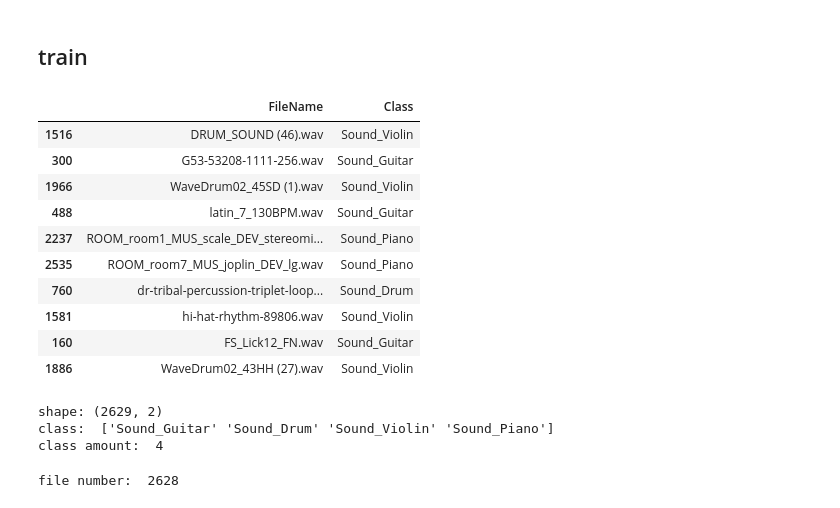
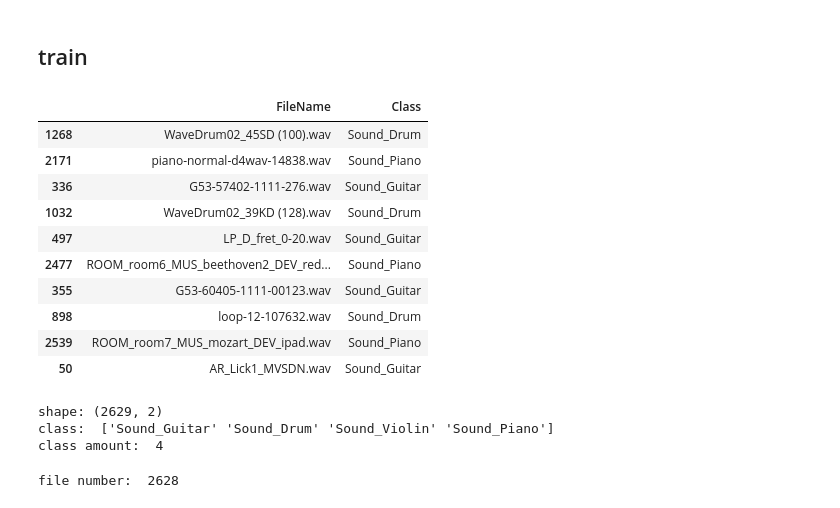
Before and after one commit to jimmoi/DSP_project, a Jupyter notebook: model/jupyter/data_exploration.ipynb, the cells around one changed output. Cells and saved outputs as stored; diff of their text form; code cells hidden in the pictures.

```diff
--- a/model/jupyter/data_exploration.ipynb
+++ b/model/jupyter/data_exploration.ipynb
@@ -132,24 +118,24 @@ play_wav(df.loc[5303, "fname"], device_id=7, volume=0.2)
 ## train
 # %%
 path = r"H:\DSP_project\ignoredir\dataset\archive2\Metadata_Train.csv"
-df = pd.read_csv(path)
+df2 = pd.read_csv(path)
 # df.drop_duplicates("FileName", keep=False, inplace=True)
-display(df.sample(10))
-print("shape:", df.shape)
-print("class: ",df["Class"].unique())
-print("class amount: ", len(df["Class"].unique()))
+display(df2.sample(10))
+print("shape:", df2.shape)
+print("class: ",df2["Class"].unique())
+print("class amount: ", len(df2["Class"].unique()))
 # %% [output]
 |  | FileName | Class |
-| 1516 | DRUM_SOUND (46).wav | Sound_Violin |
-| 300 | G53-53208-1111-256.wav | Sound_Guitar |
-| 1966 | WaveDrum02_45SD (1).wav | Sound_Violin |
-| 488 | latin_7_130BPM.wav | Sound_Guitar |
-| 2237 | ROOM_room1_MUS_scale_DEV_stereomi... | Sound_Piano |
-| 2535 | ROOM_room7_MUS_joplin_DEV_lg.wav | Sound_Piano |
-| 760 | dr-tribal-percussion-triplet-loop... | Sound_Drum |
-| 1581 | hi-hat-rhythm-89806.wav | Sound_Violin |
-| 160 | FS_Lick12_FN.wav | Sound_Guitar |
-| 1886 | WaveDrum02_43HH (27).wav | Sound_Violin |
+| 1268 | WaveDrum02_45SD (100).wav | Sound_Drum |
+| 2171 | piano-normal-d4wav-14838.wav | Sound_Piano |
+| 336 | G53-57402-1111-276.wav | Sound_Guitar |
+| 1032 | WaveDrum02_39KD (128).wav | Sound_Drum |
+| 497 | LP_D_fret_0-20.wav | Sound_Guitar |
+| 2477 | ROOM_room6_MUS_beethoven2_DEV_red... | Sound_Piano |
+| 355 | G53-60405-1111-00123.wav | Sound_Guitar |
+| 898 | loop-12-107632.wav | Sound_Drum |
+| 2539 | ROOM_room7_MUS_mozart_DEV_ipad.wav | Sound_Piano |
+| 50 | AR_Lick1_MVSDN.wav | Sound_Guitar |
 shape: (2629, 2)
 class:  ['Sound_Guitar' 'Sound_Drum' 'Sound_Violin' 'Sound_Piano']
 class amount:  4
```
Also changed, not shown: parts of 52 cells of this notebook, 2 other files.
